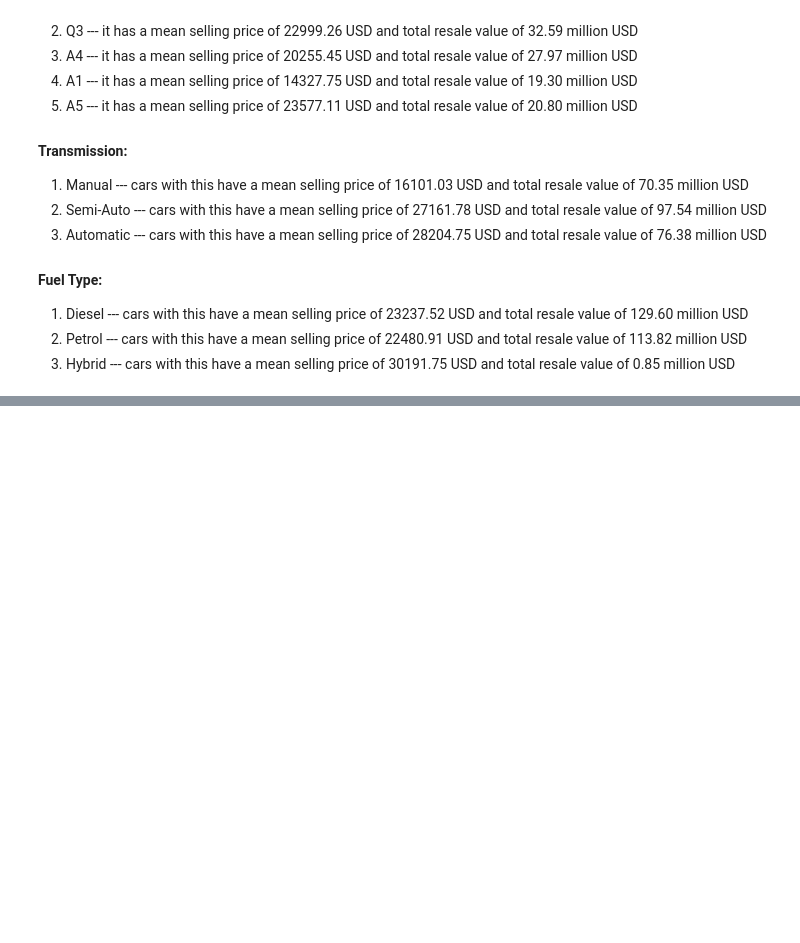
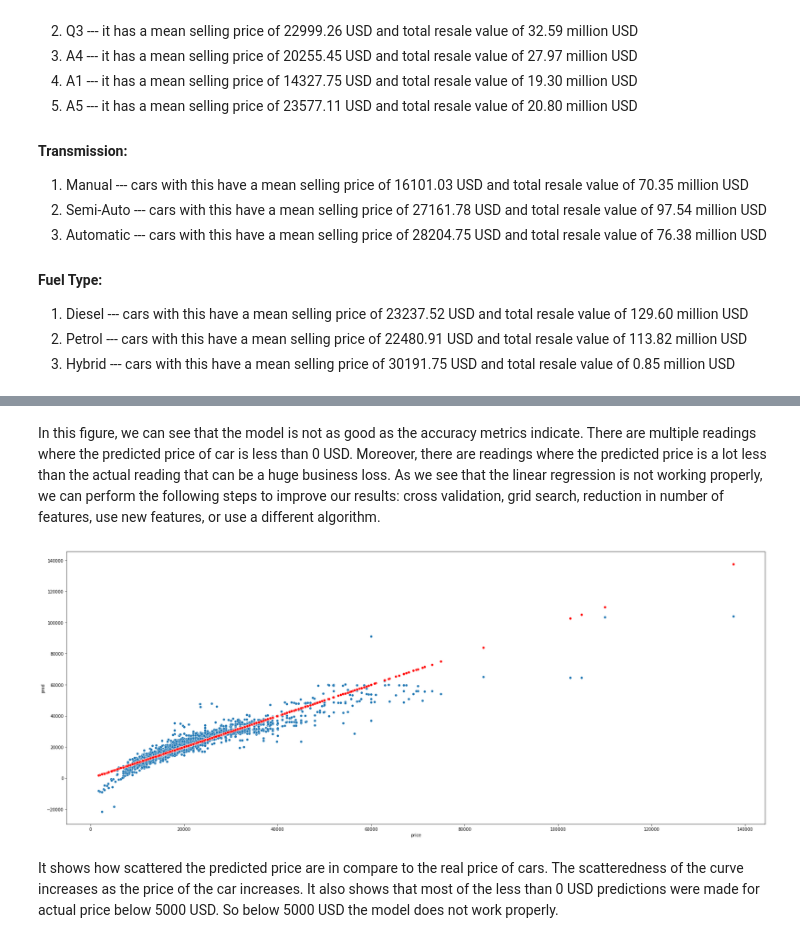
Before and after one commit to PragtR/audi_used_car_analysis, a Jupyter notebook: audi_used_car_EDA.ipynb, the cells around one changed output, grey strips where cells are left out. Drawn from its saved outputs; the diff is of its cells as text; code cells hidden in the pictures; blank space fills up the shorter version.

```diff
--- a/audi_used_car_EDA.ipynb
+++ b/audi_used_car_EDA.ipynb
@@ -498,0 +743,13 @@ plt.show()
+# %% [markdown]
+In this figure, we can see that the model is not as good as the accuracy metrics indicate. There are multiple readings where the predicted price of car is less than 0 USD. Moreover, there are readings where the predicted price is a lot less than the actual reading that can be a huge business loss. As we see that the linear regression is not working properly, we can perform the following steps to improve our results: cross validation, grid search, reduction in number of features, use new features, or use a different algorithm.
+# %%
+plt.figure(figsize=(30,12))
+
+sns.scatterplot(x='price', y='pred', data=y_test)
+
+sns.scatterplot(x='price', y='price', data=y_test, color='red')
+plt.show()
+# %% [output]
+[figure, added]
+# %% [markdown]
+It shows how scattered the predicted price are in compare to the real price of cars. The scatteredness of the curve increases as the price of the car increases. It also shows that most of the less than 0 USD predictions were made for actual price below 5000 USD. So below 5000 USD the model does not work properly.
```
Also changed, not shown: parts of 35 cells of this notebook.
